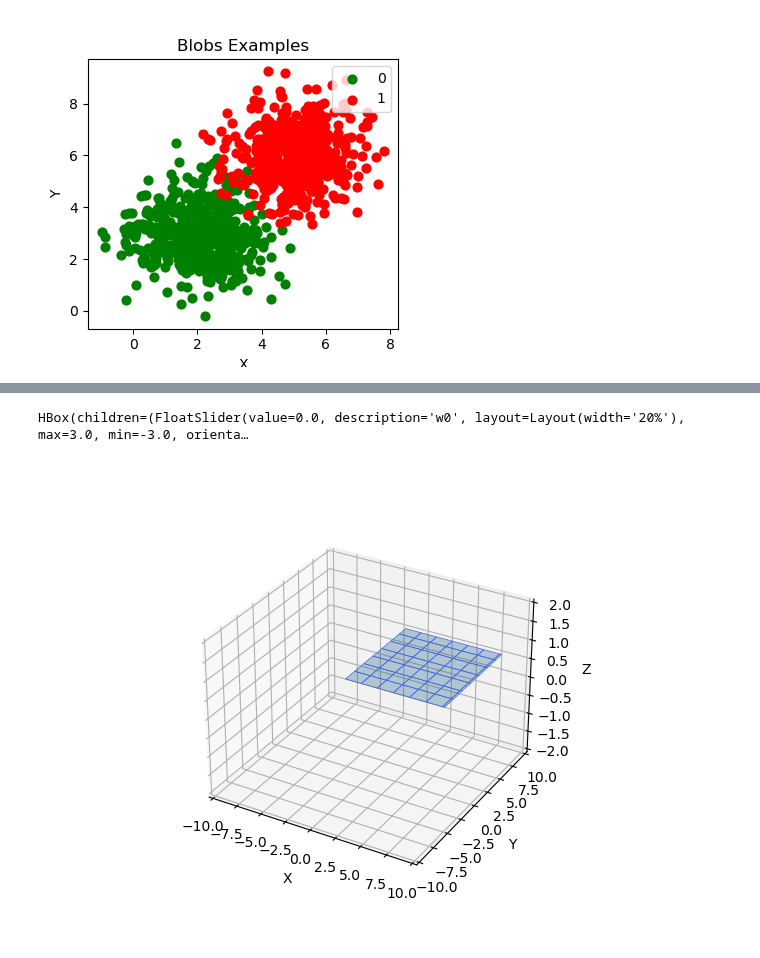
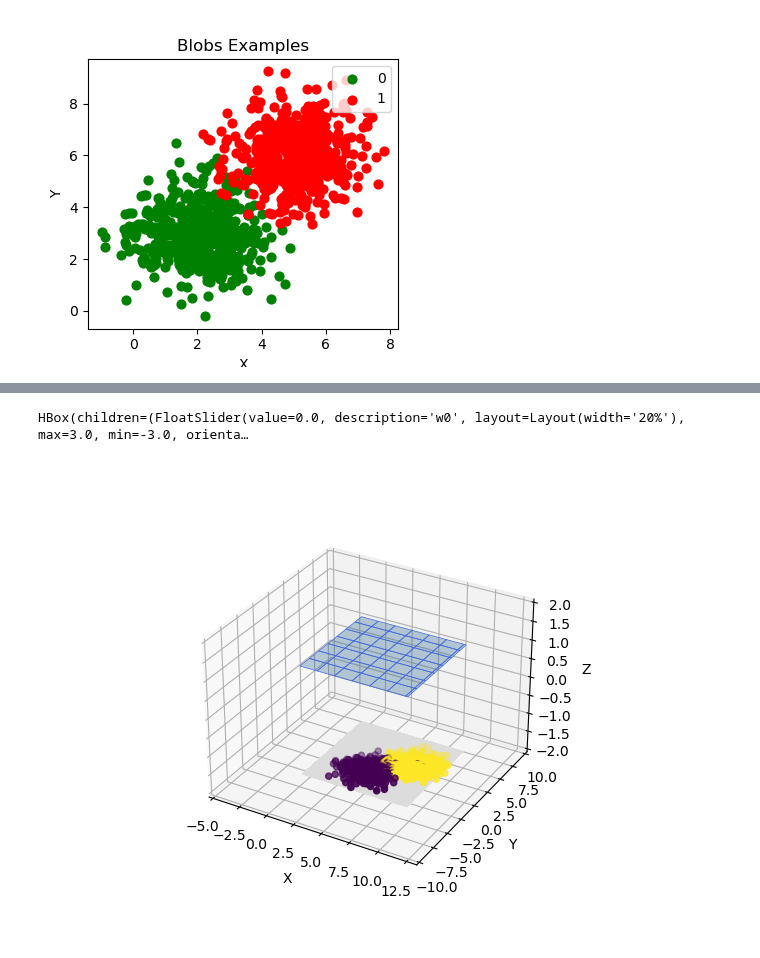
Before and after one commit to csjiet/void, a Jupyter notebook: nn-tasks/classification-landscapes.ipynb, the cells around one changed output, grey strips where cells are left out. Cells and saved outputs as stored; diff of their text form; code cells hidden in the pictures.

Commit message:
plot dataset as a scatter plot in 3D

```diff
--- a/nn-tasks/classification-landscapes.ipynb
+++ b/nn-tasks/classification-landscapes.ipynb
@@ -133,11 +133,6 @@ plt.show()
 from mpl_toolkits.mplot3d import axes3d
 
 ax = plt.figure().add_subplot(projection='3d')
-
-x = np.linspace(0, 2 * np.pi, 100)
-
-def my_sine(x, w, amp, phi):
-    return amp*np.sin(w * (x-phi))
 
 X, Y = np.meshgrid(np.arange(-2, 8, 0.2), np.arange(-1, 10, 0.2))
 shape = X.shape
@@ -181,6 +176,8 @@ slider_container = HBox(sliders, layout=slider_layout)
 # Display the vertically stacked sliders
 display(slider_container)
 
+s_x = x_train_data.numpy()
+s_y = y_train_data.reshape(1,-1).numpy()
 # Create a list of sliders
 # @widgets.interact(**kwargs_range)
 def update(**kwargs_vals):
@@ -201,36 +198,39 @@ def update(**kwargs_vals):
     glob_kwargs_vals = kwargs_vals
 
     input_ = torch.Tensor([[x, y] for x, y in zip(X.flatten(), Y.flatten())])
     pred = model.forward(input_)
     Z = pred.detach().numpy().reshape(shape[0], shape[1])
 
     ax.clear() # clear canvas/ Remove old lines from plot and plot new one
 
     # Plot the 3D surface
     ax.plot_surface(X, Y, Z, edgecolor='royalblue', lw=0.5, rstride=8, cstride=8,
                     alpha=0.3)
 
+    ax.scatter(s_x[:,0], s_x[:,1], np.zeros(s_y.shape)-2.5, c=s_y)
+
     # Projected contours sit on the walls of the 3D graph
-    ax.contourf(X, Y, Z, zdir='z', offset=-100, cmap='coolwarm')
+    ax.contourf(X, Y, Z, zdir='z', offset=-2.5, cmap='coolwarm')
     ax.contourf(X, Y, Z, zdir='x', offset=-10, cmap='coolwarm')
     ax.contourf(X, Y, Z, zdir='y', offset=15, cmap='coolwarm')
 
-    ax.set(xlim=(-10, 10), ylim=(-10, 10), zlim=(-2, 2),
+
+    ax.set(xlim=(-5, 13), ylim=(-10, 10), zlim=(-2, 2),
            xlabel='X', ylabel='Y', zlabel='Z')
 
 
 # Update the plot when sliders change
 def on_slider_change(change, slider):
     update(**{slider.description: change.new})
 
 for slider in sliders:
     slider.observe(lambda change, slider=slider: on_slider_change(change, slider), names='value')
 
 # Initial plot
 update(**{slider.description: slider.value for slider in sliders})
 # %% [output]
 HBox(children=(FloatSlider(value=0.0, description='w0', layout=Layout(width='20%'), max=3.0, min=-3.0, orienta…
-[figure, old version]
+[figure, new version]
 # %%
 # Ideas:
 # 1. Initialize sliders with trained weights, so we can immediately see the optimized topology
```
Also changed, not shown: parts of 3 cells of this notebook.
